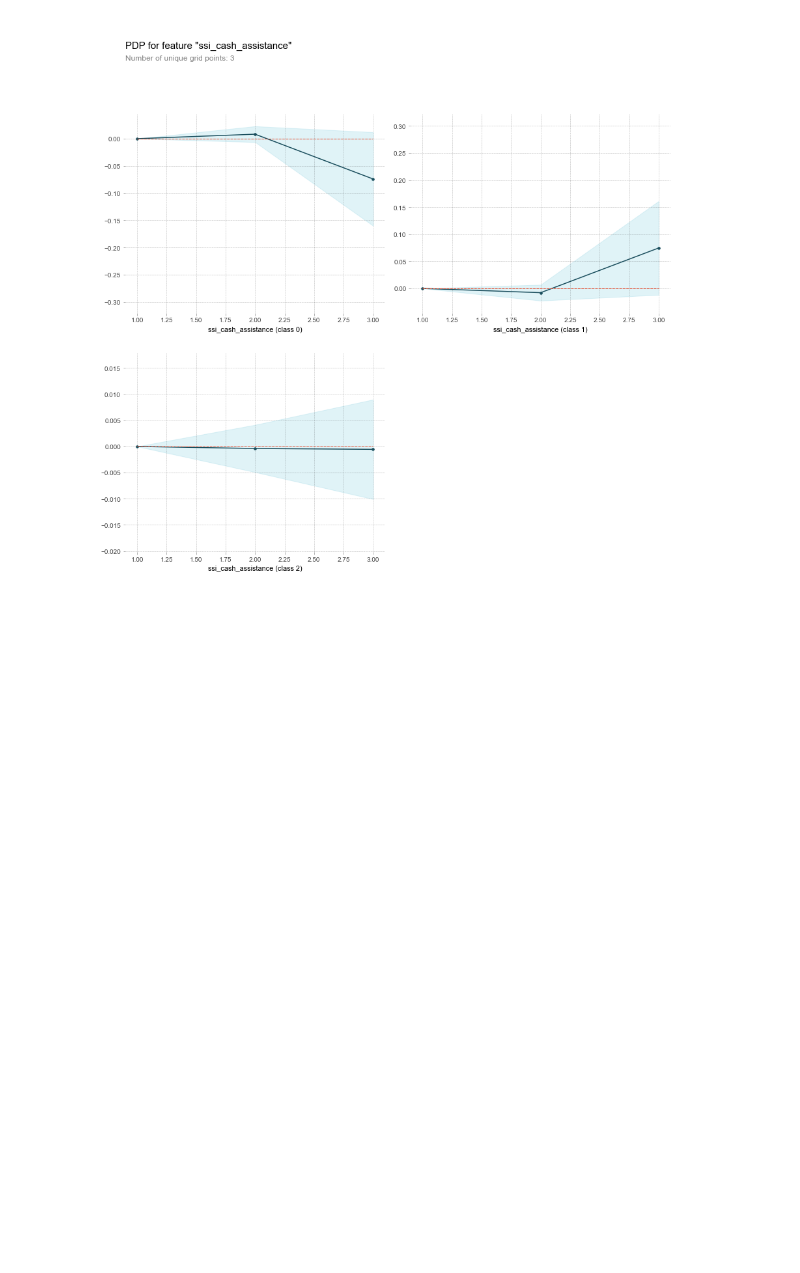
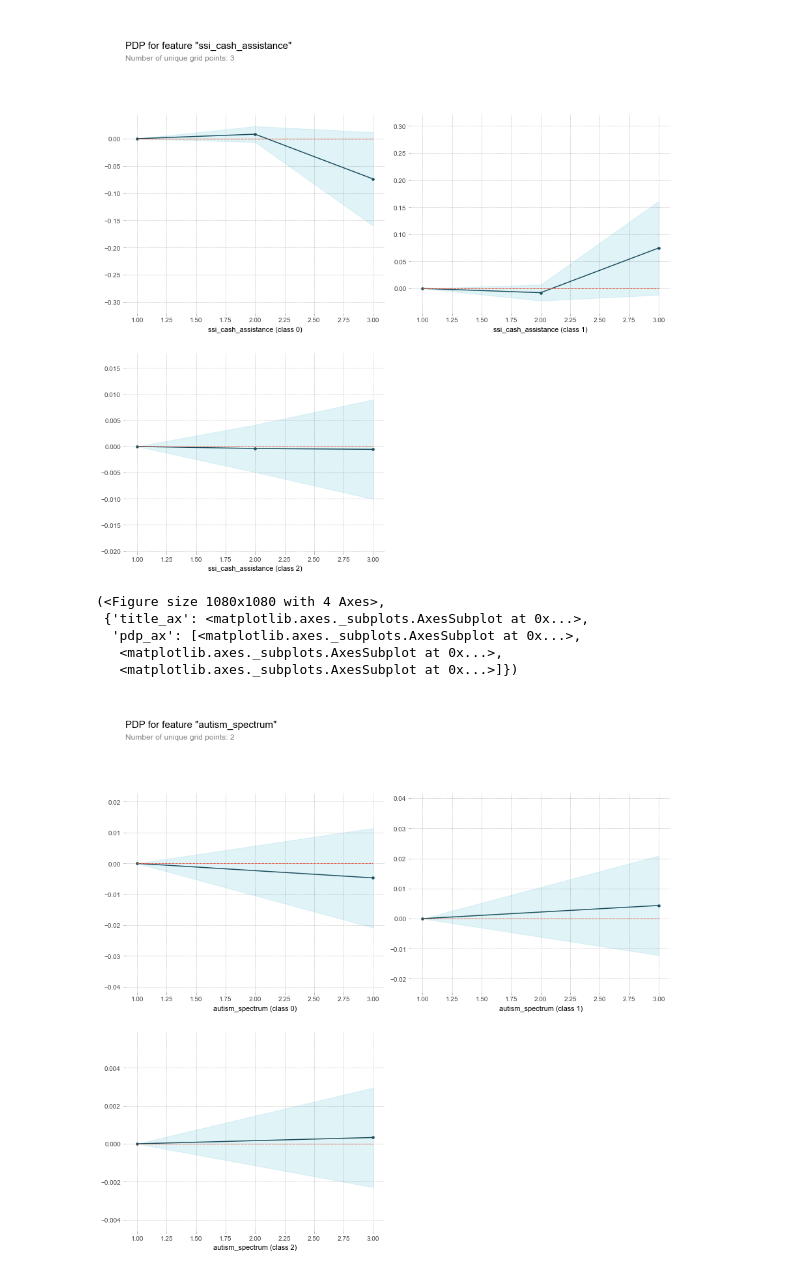
Before and after one commit to qweliant/PCSstudy, a Jupyter notebook: NYpcs_EDA.ipynb, the cells around one changed output. Drawn from its saved outputs; the diff is of its cells as text; code cells hidden in the pictures; blank space fills up the shorter version.

```diff
--- a/NYpcs_EDA.ipynb
+++ b/NYpcs_EDA.ipynb
@@ -295,7 +325,7 @@ xgbcl = XGBClassifier(base_score=0.5, booster='gbtree', colsample_bylevel=1.0,
          learning_rate = grid_result.best_params_['learning_rate'],
          max_depth = grid_result.best_params_['max_depth'],
          subsample = grid_result.best_params_['subsample'],
-         n_estimators = grid_result.best_params_['n_estimators'])
+         n_estimators = grid_result.best_params_['n_estimators'], eval_metric="auc")
 
 kfold = StratifiedKFold(n_splits=5, shuffle=True, random_state=42)
 
@@ -304,7 +334,7 @@ scores = cross_validate(estimator=xgbcl, X=X_train_processed, y=y_train_processe
 # %%
 from sklearn import metrics
 import joblib
-xgbcl.fit(X_train_processed, y_train_processed, eval_metric='mlogloss')
+xgbcl.fit(X_train_processed, y_train_processed)
 
 
 #Generate predictions against our training and test data
@@ -411,3 +435,16 @@ pdp_isolated = pdp_isolate(model=xgbcl, dataset=X_train_processed,
 pdp_plot(pdp_isolated, feature);
 # %% [output]
 [figure]
+# %%
+
+feature='autism_spectrum'
+pdp_isolated = pdp_isolate(model=xgbcl, dataset=X_train_processed,
+                           model_features=X_train_processed.columns, feature=feature)
+pdp_plot(pdp_isolated, feature)
+# %% [output]
+(<Figure size 1080x1080 with 4 Axes>,
+ {'title_ax': <matplotlib.axes._subplots.AxesSubplot at 0x...>,
+  'pdp_ax': [<matplotlib.axes._subplots.AxesSubplot at 0x...>,
+   <matplotlib.axes._subplots.AxesSubplot at 0x...>,
+   <matplotlib.axes._subplots.AxesSubplot at 0x...>]})
+[figure, added]
```
Also changed, not shown: parts of 35 cells of this notebook, 7 other files.
